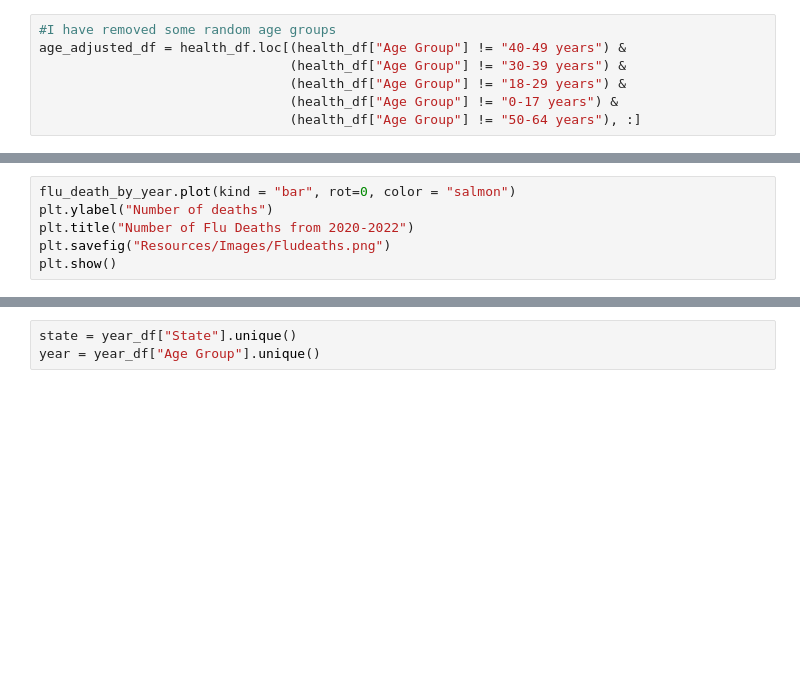
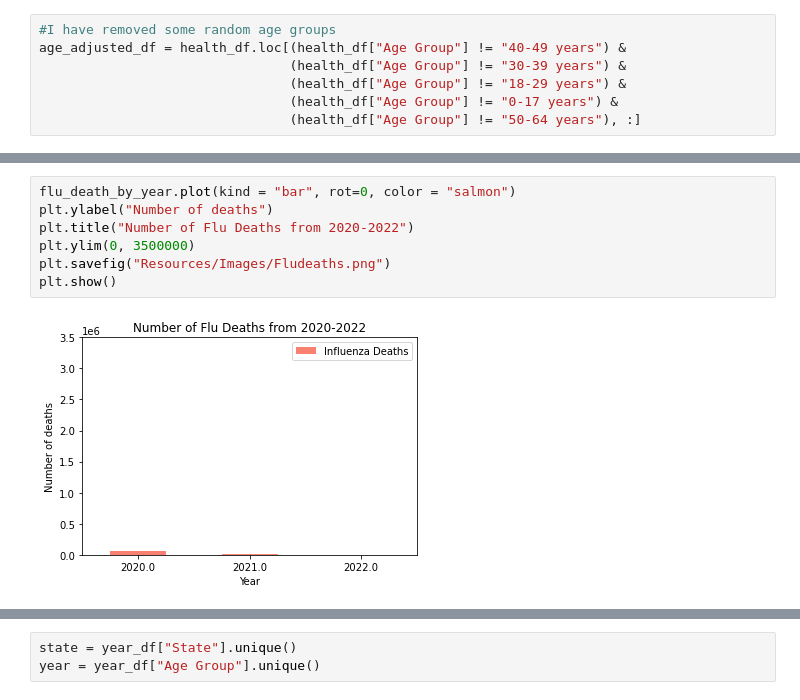
Before and after one commit to valputla/InfectionDataAnalysis, a Jupyter notebook: Lindsey.ipynb, the cells around one changed output, grey strips where cells are left out. Saved outputs shown, nothing was run; the diff lists cells and outputs as text; blank space fills up the shorter version.

```diff
--- a/Lindsey.ipynb
+++ b/Lindsey.ipynb
@@ -140,9 +229,12 @@ flu_death_by_year
 # %%
 flu_death_by_year.plot(kind = "bar", rot=0, color = "salmon")
 plt.ylabel("Number of deaths")
 plt.title("Number of Flu Deaths from 2020-2022")
+plt.ylim(0, 3500000)
 plt.savefig("Resources/Images/Fludeaths.png")
 plt.show()
+# %% [output]
+[figure, added]
 # %%
 pna_death_by_year = month_df.loc[:, ["Year", "Pneumonia Deaths"]]
 pna_death_by_year = pna_death_by_year.groupby("Year").sum()
```
Also changed, not shown: parts of 24 cells of this notebook, 5 other files.
